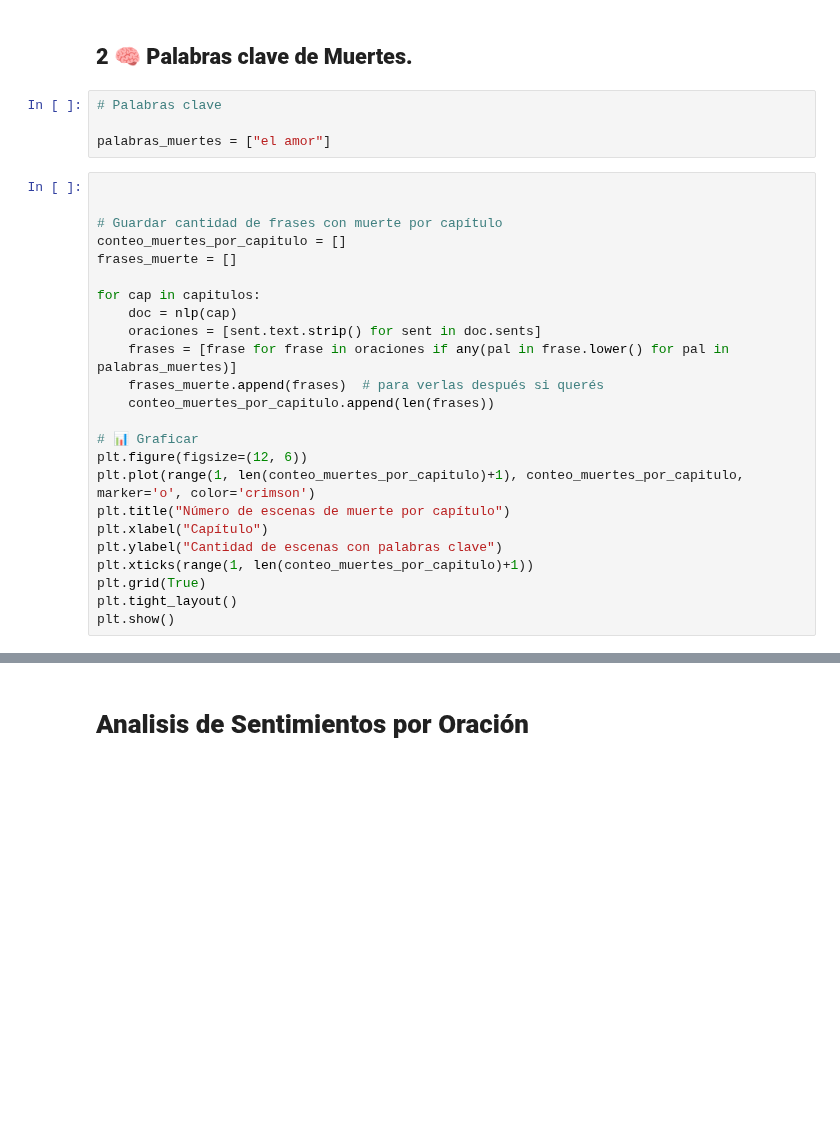
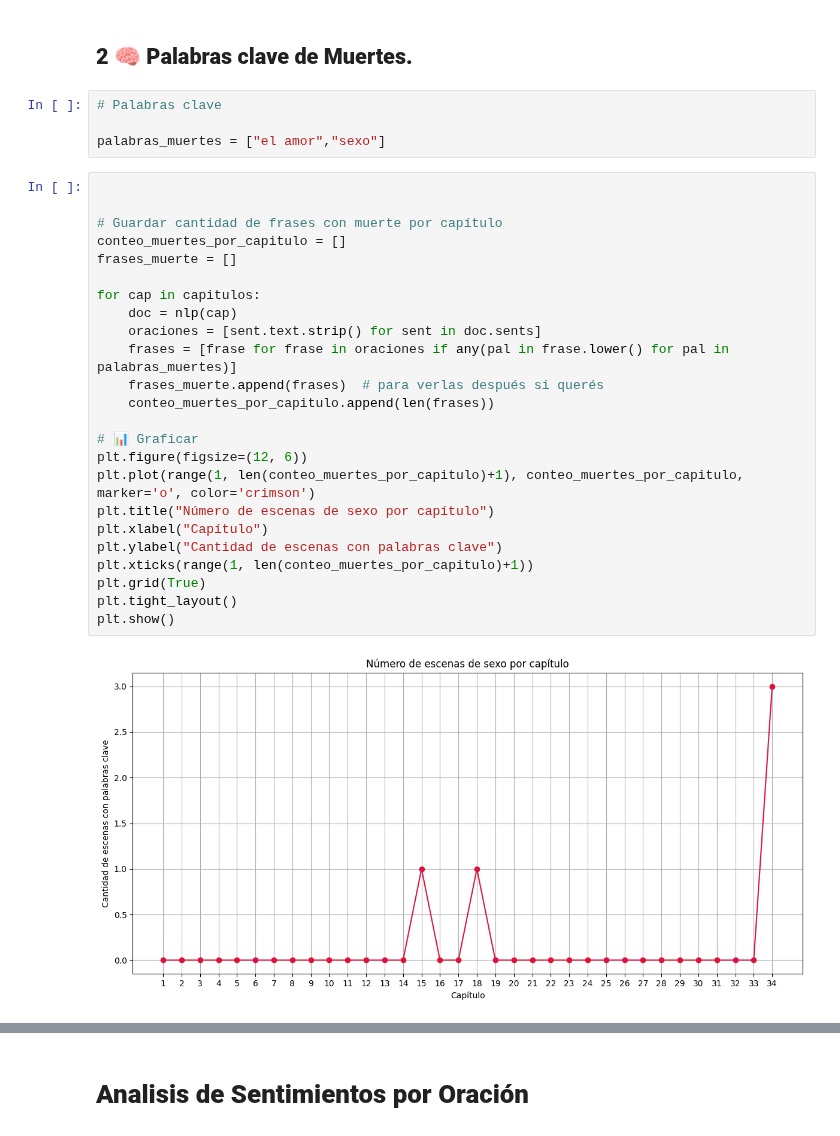
Before and after one commit to Leucocitokiller/Proyecto-Fina-NLP, a Jupyter notebook: NLP_Jack_Reacher.ipynb, the cells around one changed output, grey strips where cells are left out. Cells and saved outputs as stored; diff of their text form; blank space fills up the shorter version.

```diff
--- a/NLP_Jack_Reacher.ipynb
+++ b/NLP_Jack_Reacher.ipynb
@@ -284,31 +408,33 @@ for i, frases in enumerate(frases_pelea, 1):  # empieza en 1
 # %%
 # Palabras clave
 
-palabras_muertes = ["el amor"]
+palabras_muertes = ["el amor","sexo"]
 # %%
 
 
 # Guardar cantidad de frases con muerte por capítulo
 conteo_muertes_por_capitulo = []
 frases_muerte = []
 
 for cap in capitulos:
     doc = nlp(cap)
     oraciones = [sent.text.strip() for sent in doc.sents]
     frases = [frase for frase in oraciones if any(pal in frase.lower() for pal in palabras_muertes)]
     frases_muerte.append(frases)  # para verlas después si querés
     conteo_muertes_por_capitulo.append(len(frases))
 
 # 📊 Graficar
 plt.figure(figsize=(12, 6))
 plt.plot(range(1, len(conteo_muertes_por_capitulo)+1), conteo_muertes_por_capitulo, marker='o', color='crimson')
-plt.title("Número de escenas de muerte por capítulo")
+plt.title("Número de escenas de sexo por capítulo")
 plt.xlabel("Capítulo")
 plt.ylabel("Cantidad de escenas con palabras clave")
 plt.xticks(range(1, len(conteo_muertes_por_capitulo)+1))
 plt.grid(True)
 plt.tight_layout()
 plt.show()
+# %% [output]
+[figure, added]
 # %%
 # Mostrar solo capítulos con frases de pelea
 for i, frases in enumerate(frases_muerte, 1):  # empieza en 1
```
Also changed, not shown: parts of 16 cells of this notebook.
